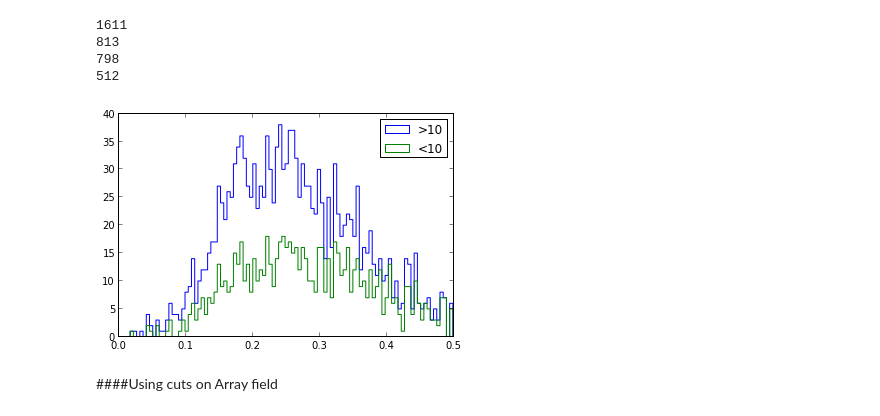
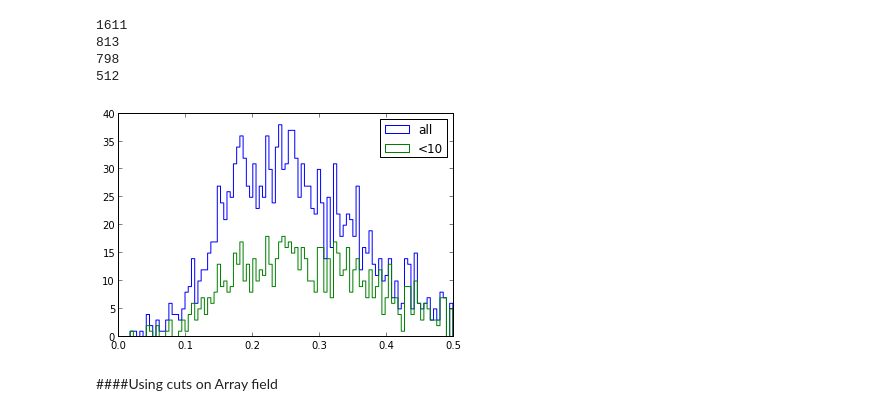
Before and after one commit to piti118/babar_python_tutorial, a Jupyter notebook: notebooks/02_Read_And_Plot.ipynb, the cells around one changed output. Drawn from its saved outputs; the diff is of its cells as text; code cells hidden in the pictures.

```diff
--- a/notebooks/02_Read_And_Plot.ipynb
+++ b/notebooks/02_Read_And_Plot.ipynb
@@ -164,10 +171,10 @@ print bb.R2All[(bb.nTracks< 5) | (bb.nTracks>10)].size
 # %%
 #you can store it in a variable to save time
 less_track = bb.nTracks < 10
-hist([bb.R2All, bb.R2All[less_track]], bins=100, histtype='step', label=['>10','<10']);
+hist([bb.R2All, bb.R2All[less_track]], bins=100, histtype='step', label=['all','<10']);
 legend();
 # %% [output]
-[figure, old version]
+[figure, new version]
 # %% [markdown]
 ####Using cuts on Array field
 # %%
```
Also changed, not shown: parts of 11 cells of this notebook, 1 other file.
